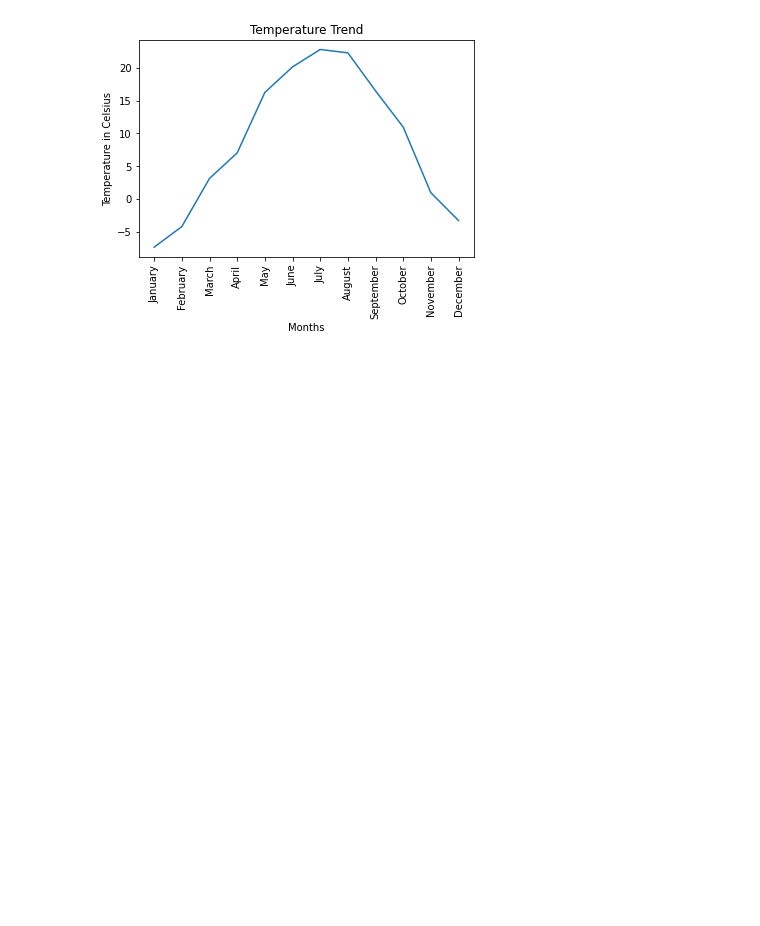
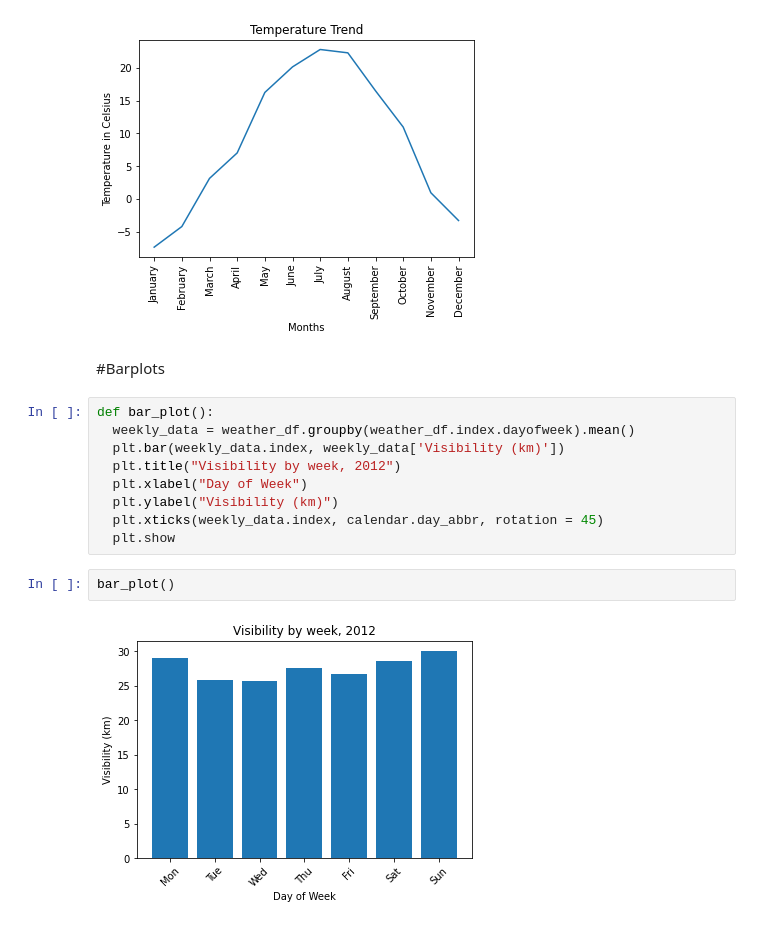
Before and after one commit to cedricbansah/data-science-practice, a Jupyter notebook: week5_notebook.ipynb, the cells around one changed output. Drawn from its saved outputs; the diff is of its cells as text; blank space fills up the shorter version.

```diff
--- a/week5_notebook.ipynb
+++ b/week5_notebook.ipynb
@@ -155,3 +155,18 @@ plt.xticks(rotation=90) ***
 plt.show()
 # %% [output]
 [figure]
+# %% [markdown]
+#Barplots
+# %%
+def bar_plot():
+  weekly_data = weather_df.groupby(weather_df.index.dayofweek).mean()
+  plt.bar(weekly_data.index, weekly_data['Visibility (km)'])
+  plt.title("Visibility by week, 2012")
+  plt.xlabel("Day of Week")
+  plt.ylabel("Visibility (km)")
+  plt.xticks(weekly_data.index, calendar.day_abbr, rotation = 45)
+  plt.show
+# %%
+bar_plot()
+# %% [output]
+[figure, added]
```
Also changed, not shown: parts of 7 cells of this notebook.
